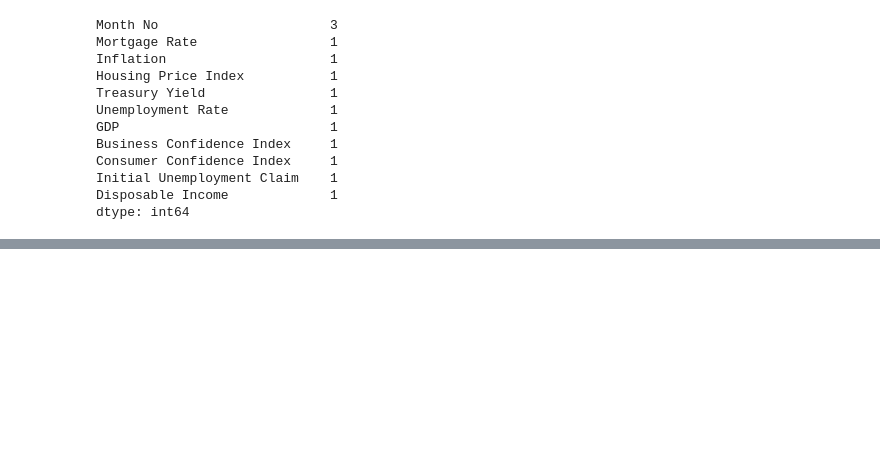
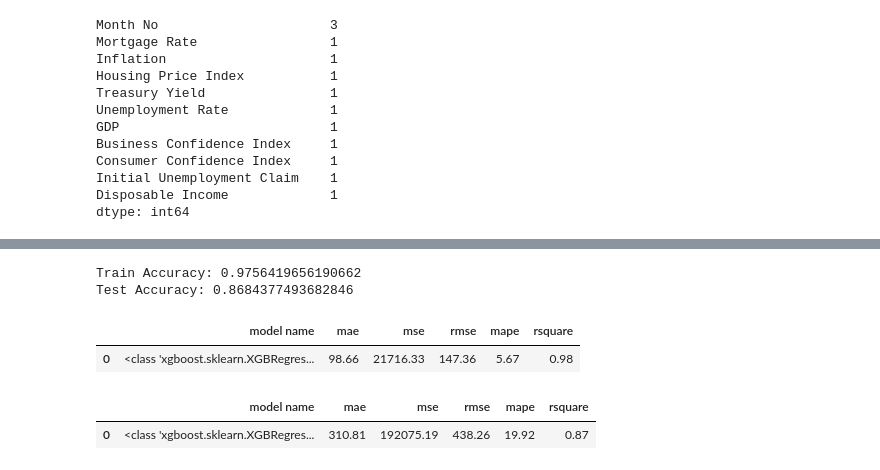
Before and after one commit to karthikeya-1508/ML_prac_files, a Jupyter notebook: Regression_Projects/Refinance_Project/Refinance_muticollinearity_Standardisation_Hyper_parameter_Tuning_LR_L1_L2_RF_XGBoost.ipynb, the cells around one changed output, grey strips where cells are left out. Cells and saved outputs as stored; diff of their text form; code cells hidden in the pictures; blank space fills up the shorter version.

```diff
--- a/Regression_Projects/Refinance_Project/Refinance_muticollinearity_Standardisation_Hyper_parameter_Tuning_LR_L1_L2_RF_XGBoost.ipynb
+++ b/Regression_Projects/Refinance_Project/Refinance_muticollinearity_Standardisation_Hyper_parameter_Tuning_LR_L1_L2_RF_XGBoost.ipynb
@@ -1059,0 +1155,2 @@ dtype: int64
+# %%
+xgb_model.fit(X_train, y_train, eval_set=[(X_test,y_test)], verbose=False)
@@ -1059,0 +1169,53 @@ dtype: int64
+# %%
+print("Train Accuracy:",xgb_model.score(X_train, y_train))
+print("Test Accuracy:",xgb_model.score(X_test, y_test))
+# %% [output]
+Train Accuracy: 0.9756419656190662
+Test Accuracy: 0.8684377493682846
+# %%
+def model_validation_xgboost(x,X_train,X_test,y_train,y_test):
+    validation_table=[]
+    models=[XGBRegressor]
+    for i in models:
+        rd=i(objective = 'reg:squarederror',
+            colsample_bytree = 0.7,
+            learning_rate = 0.1,
+            max_depth = 10,
+            min_child_weight = 1,
+            n_estimators = 30,
+            subsample = 0.7)
+        rd.fit(X_train,y_train)
+        if x=="train":
+            rd.predict(X_train)
+            mae=mean_absolute_error(y_train.values,rd.predict(X_train))
+            mse=mean_squared_error(y_train.values,rd.predict(X_train))
+            rmse=np.sqrt(mean_squared_error(y_train.values,rd.predict(X_train)))
+            mape=(((abs(y_train.values-rd.predict(X_train))/y_train.values)*100).sum())*(1/y_train.shape[0])
+            rsquare=r2_score(y_train.values,rd.predict(X_train))
+            validation_table.append([i,mae,mse,rmse,mape,rsquare])
+        #validation_table=pd.DataFrame(validation_table_train)
+        #validation_table.columns=["model name","mae","mse","rmse","mape","rsquare"]
+        else:
+            rd.predict(X_test)
+            mae=mean_absolute_error(y_test.values,rd.predict(X_test))
+            mse=mean_squared_error(y_test.values,rd.predict(X_test))
+            rmse=np.sqrt(mean_squared_error(y_test.values,rd.predict(X_test)))
+            mape=(((abs(y_test.values-rd.predict(X_test))/y_test.values)*100).sum())*(1/y_test.shape[0])
+            rsquare=r2_score(y_test.values,rd.predict(X_test))
+            validation_table.append([i,mae,mse,rmse,mape,rsquare])
+
+    validation_table=pd.DataFrame(validation_table)
+    validation_table.columns=["model name","mae","mse","rmse","mape","rsquare"]
+    return validation_table
+# %%
+val_table_xgboost_train = model_validation_xgboost('train',X_train,X_test,y_train,y_test)
+val_table_xgboost_train
+# %% [output]
+|  | model name | mae | mse | rmse | mape | rsquare |
+| 0 | <class 'xgboost.sklearn.XGBRegres... | 98.66 | 21716.33 | 147.36 | 5.67 | 0.98 |
+# %%
+val_table_xgboost_test = model_validation_xgboost('test',X_train,X_test,y_train,y_test)
+val_table_xgboost_test
+# %% [output]
+|  | model name | mae | mse | rmse | mape | rsquare |
+| 0 | <class 'xgboost.sklearn.XGBRegres... | 310.81 | 192075.19 | 438.26 | 19.92 | 0.87 |
```
Also changed, not shown: parts of 19 cells of this notebook.
